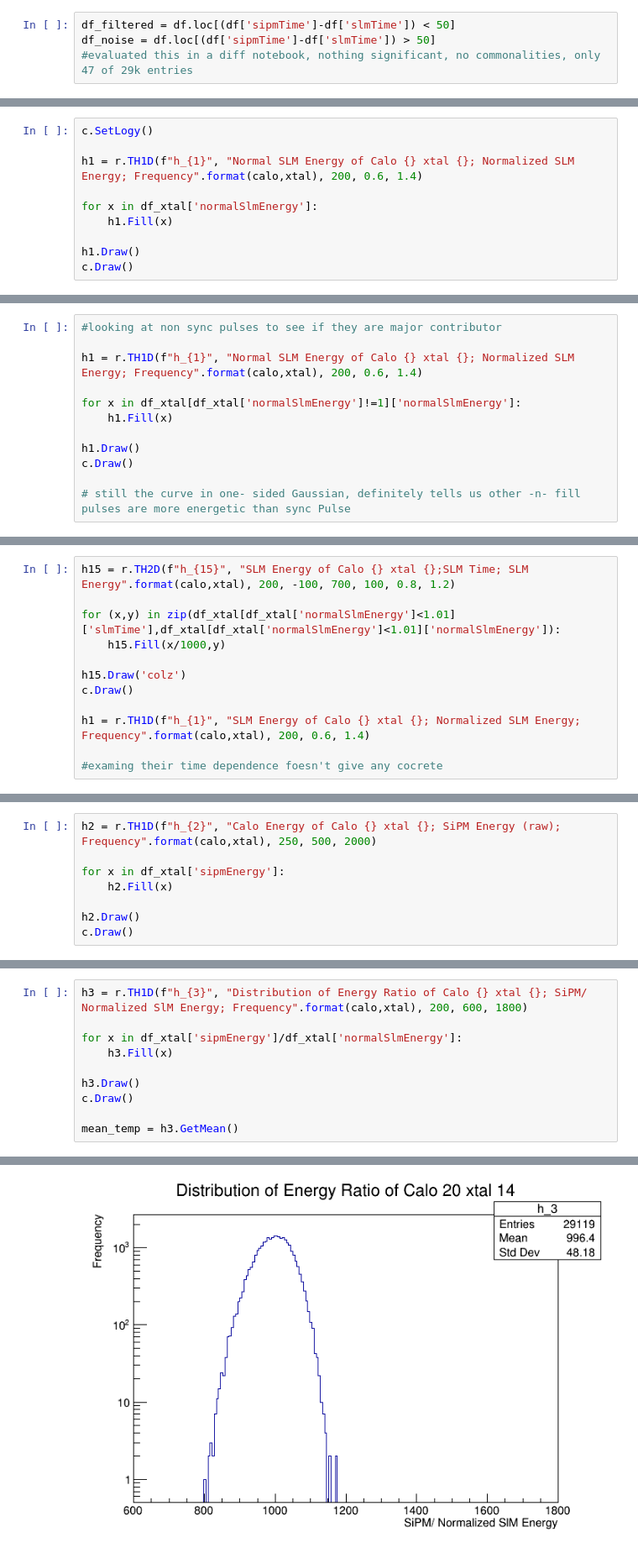
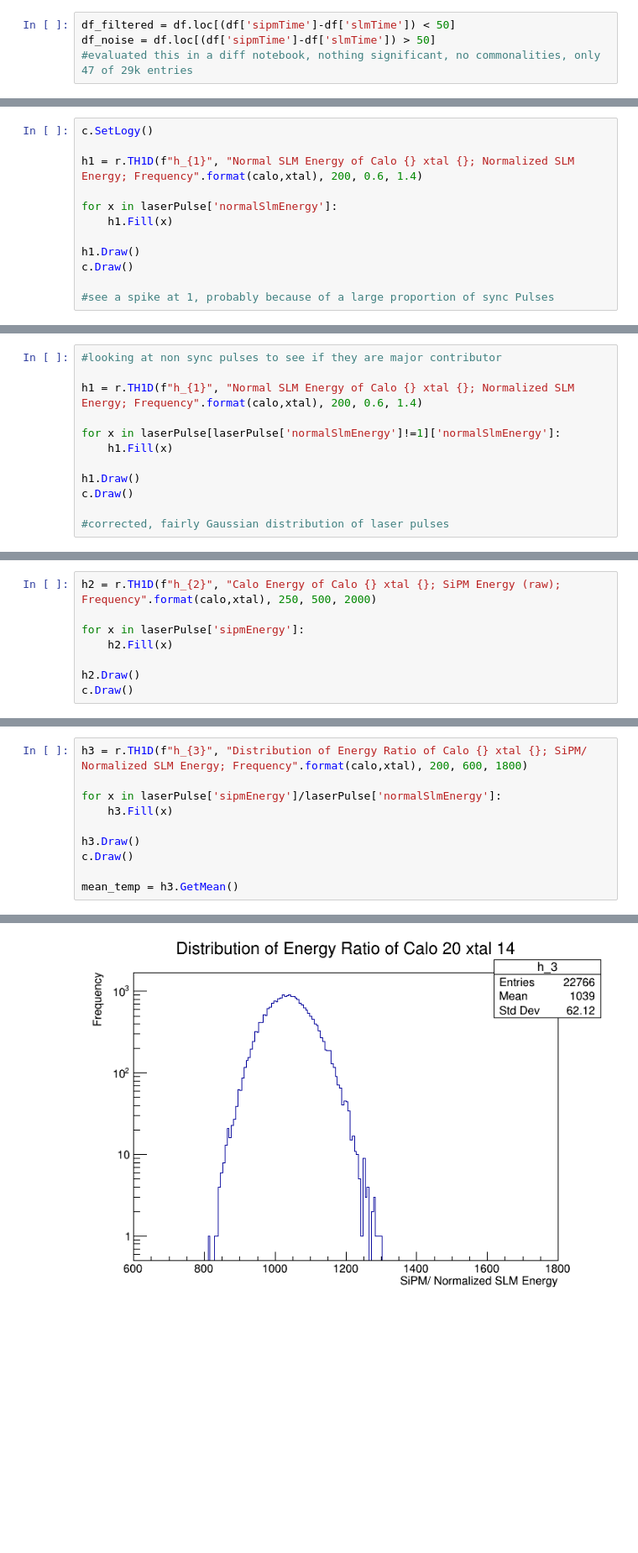
Before and after one commit to AditJain13/Run2C_Analysis, a Jupyter notebook: Normalization_byFill.ipynb, the cells around one changed output, grey strips where cells are left out. Shown at 84% size. Cells and saved outputs as stored; diff of their text form; blank space fills up the shorter version.

Commit message:
Corrected abnormal SLM one-sided Gaussians

```diff
--- a/Normalization_byFill.ipynb
+++ b/Normalization_byFill.ipynb
@@ -96,10 +115,12 @@ c.SetLogy()
 
 h1 = r.TH1D(f"h_{1}", "Normal SLM Energy of Calo {} xtal {}; Normalized SLM Energy; Frequency".format(calo,xtal), 200, 0.6, 1.4)
 
-for x in df_xtal['normalSlmEnergy']:
+for x in laserPulse['normalSlmEnergy']:
     h1.Fill(x)
 
 h1.Draw()
 c.Draw()
+
+#see a spike at 1, probably because of a large proportion of sync Pulses
 # %% [output]
 Warning in <TDirectoryFile::Append>: Replacing existing TH1: h_1 (Potential memory leak).
@@ -109,12 +130,12 @@ Warning in <TDirectoryFile::Append>: Replacing existing TH1: h_1 (Potential memo
 
 h1 = r.TH1D(f"h_{1}", "Normal SLM Energy of Calo {} xtal {}; Normalized SLM Energy; Frequency".format(calo,xtal), 200, 0.6, 1.4)
 
-for x in df_xtal[df_xtal['normalSlmEnergy']!=1]['normalSlmEnergy']:
+for x in laserPulse[laserPulse['normalSlmEnergy']!=1]['normalSlmEnergy']:
     h1.Fill(x)
 
 h1.Draw()
 c.Draw()
 
-# still the curve in one- sided Gaussian, definitely tells us other -n- fill pulses are more energetic than sync Pulse
+#corrected, fairly Gaussian distribution of laser pulses
 # %% [output]
 Warning in <TDirectoryFile::Append>: Replacing existing TH1: h_1 (Potential memory leak).
@@ -122,12 +142,0 @@ Warning in <TDirectoryFile::Append>: Replacing existing TH1: h_1 (Potential memo
-# %%
-h15 = r.TH2D(f"h_{15}", "SLM Energy of Calo {} xtal {};SLM Time; SLM Energy".format(calo,xtal), 200, -100, 700, 100, 0.8, 1.2)
-
-for (x,y) in zip(df_xtal[df_xtal['normalSlmEnergy']<1.01]['slmTime'],df_xtal[df_xtal['normalSlmEnergy']<1.01]['normalSlmEnergy']):
-    h15.Fill(x/1000,y)
-
-h15.Draw('colz')
-c.Draw()
-
-h1 = r.TH1D(f"h_{1}", "SLM Energy of Calo {} xtal {}; Normalized SLM Energy; Frequency".format(calo,xtal), 200, 0.6, 1.4)
-
-#examing their time dependence foesn't give any cocrete
@@ -138,7 +143,7 @@ Warning in <TDirectoryFile::Append>: Replacing existing TH1: h_1 (Potential memo
 # %%
 h2 = r.TH1D(f"h_{2}", "Calo Energy of Calo {} xtal {}; SiPM Energy (raw); Frequency".format(calo,xtal), 250, 500, 2000)
 
-for x in df_xtal['sipmEnergy']:
+for x in laserPulse['sipmEnergy']:
     h2.Fill(x)
 
 h2.Draw()
@@ -149,16 +154,16 @@ Warning in <TDirectoryFile::Append>: Replacing existing TH1: h_2 (Potential memo
 # %%
-h3 = r.TH1D(f"h_{3}", "Distribution of Energy Ratio of Calo {} xtal {}; SiPM/ Normalized SlM Energy; Frequency".format(calo,xtal), 200, 600, 1800)
+h3 = r.TH1D(f"h_{3}", "Distribution of Energy Ratio of Calo {} xtal {}; SiPM/ Normalized SLM Energy; Frequency".format(calo,xtal), 200, 600, 1800)
 
-for x in df_xtal['sipmEnergy']/df_xtal['normalSlmEnergy']:
+for x in laserPulse['sipmEnergy']/laserPulse['normalSlmEnergy']:
     h3.Fill(x)
 
 h3.Draw()
 c.Draw()
 
 mean_temp = h3.GetMean()
 # %% [output]
 Warning in <TDirectoryFile::Append>: Replacing existing TH1: h_3 (Potential memory leak).
-[figure, old version]
+[figure, new version]
 # %%
 h4 = r.TH2D(f"h_{4}", "Distribution of Energy Ratio of Calo {} xtal {}; Calo Time(in 1000 clock ticks); Calo Energy Normalized to SLM Energy".format(calo,xtal),
             200, -50, 600,
```
Also changed, not shown: parts of 18 cells of this notebook, 1 other file.
